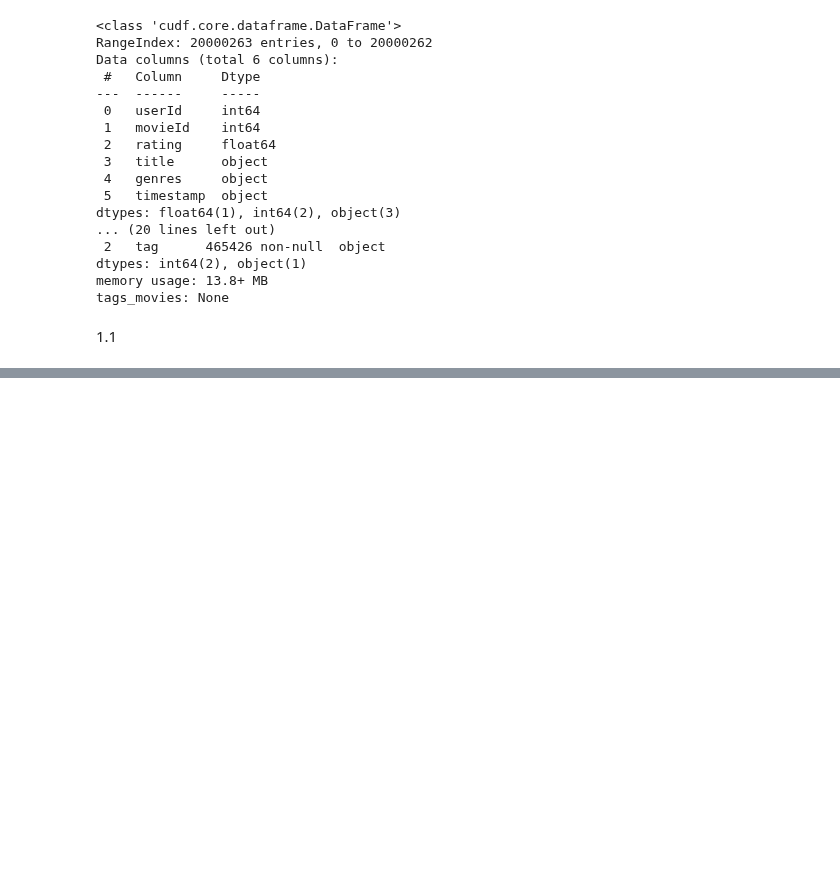
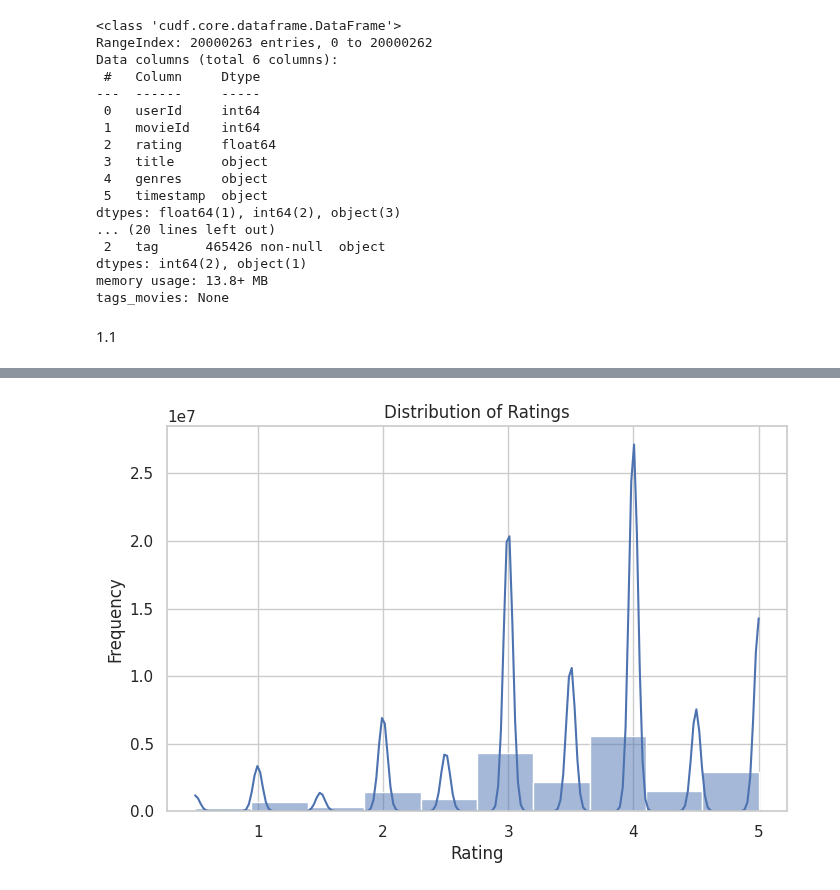
Before and after one commit to emanueleiacca/ADM-HW4, a Jupyter notebook: DataPreparation.ipynb, the cells around one changed output, grey strips where cells are left out. Cells and saved outputs as stored; diff of their text form; code cells hidden in the pictures; blank space fills up the shorter version.

```diff
--- a/DataPreparation.ipynb
+++ b/DataPreparation.ipynb
@@ -283,0 +222,7 @@ dtype: int64
+# %%
+movies_df_pd = movies_df.to_pandas()
+rating_df_pd=ratings_df.to_pandas()
+tags_df_pd=tags_df.to_pandas()
+genome_tags_df_pd=genome_tags_df.to_pandas()
+genome_scores_df_pd=genome_scores_df.to_pandas()
+links_df_pd=links_df.to_pandas()
@@ -315,0 +529,9 @@ max     131262.000000              NaN    NaN
+# %%
+plt.figure(figsize=(8, 5))
+sns.histplot(rating_df_pd['rating'], bins=10, kde=True)
+plt.title('Distribution of Ratings')
+plt.xlabel('Rating')
+plt.ylabel('Frequency')
+plt.show()
+# %% [output]
+[figure, added]
```
Also changed, not shown: parts of 40 cells of this notebook.
